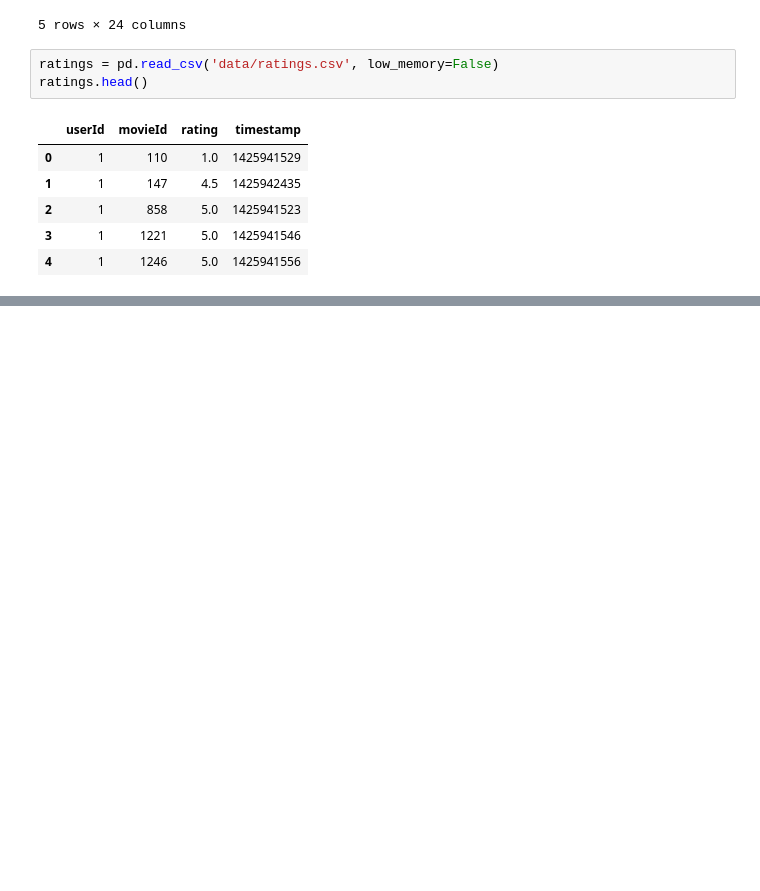
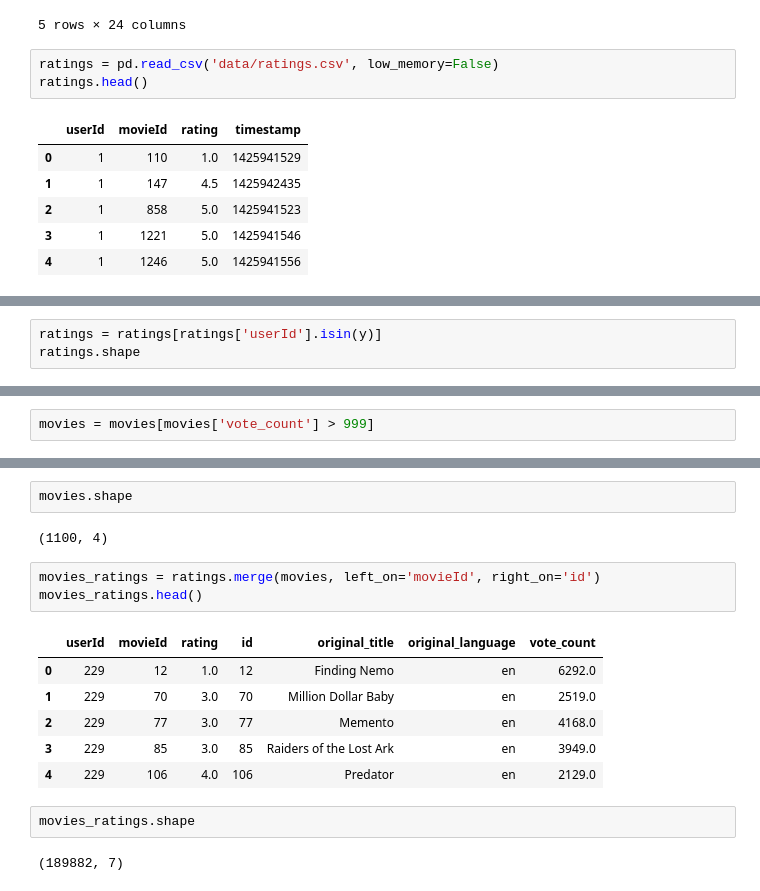
Before and after one commit to MarcelFeo/sistema_recomendacao_de_filmes, a Jupyter notebook: main.ipynb, the cells around one changed output, grey strips where cells are left out. Saved outputs shown, nothing was run; the diff lists cells and outputs as text; blank space fills up the shorter version.

```diff
--- a/main.ipynb
+++ b/main.ipynb
@@ -30,0 +113,3 @@ ratings.head()
+# %%
+ratings = ratings[ratings['userId'].isin(y)]
+ratings.shape
@@ -30,0 +136,2 @@ ratings.head()
+# %%
+movies = movies[movies['vote_count'] > 999]
@@ -30,0 +185,18 @@ ratings.head()
+# %%
+movies.shape
+# %% [output]
+(1100, 4)
+# %%
+movies_ratings = ratings.merge(movies, left_on='movieId', right_on='id')
+movies_ratings.head()
+# %% [output]
+|  | userId | movieId | rating | id | original_title | original_language | vote_count |
+| 0 | 229 | 12 | 1.0 | 12 | Finding Nemo | en | 6292.0 |
+| 1 | 229 | 70 | 3.0 | 70 | Million Dollar Baby | en | 2519.0 |
+| 2 | 229 | 77 | 3.0 | 77 | Memento | en | 4168.0 |
+| 3 | 229 | 85 | 3.0 | 85 | Raiders of the Lost Ark | en | 3949.0 |
+| 4 | 229 | 106 | 4.0 | 106 | Predator | en | 2129.0 |
+# %%
+movies_ratings.shape
+# %% [output]
+(189882, 7)
```
Also changed, not shown: parts of 31 cells of this notebook.
